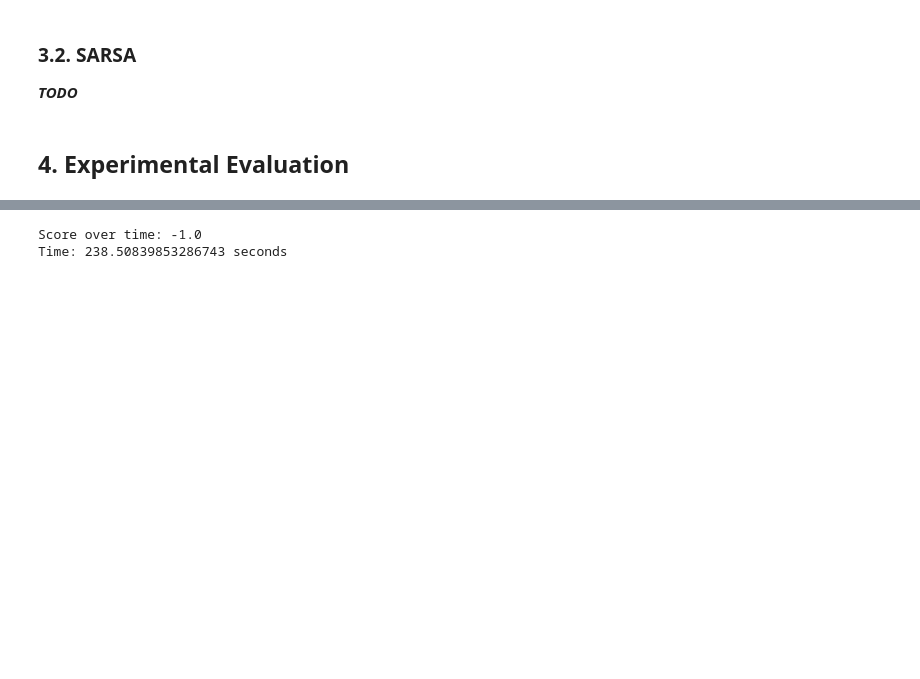
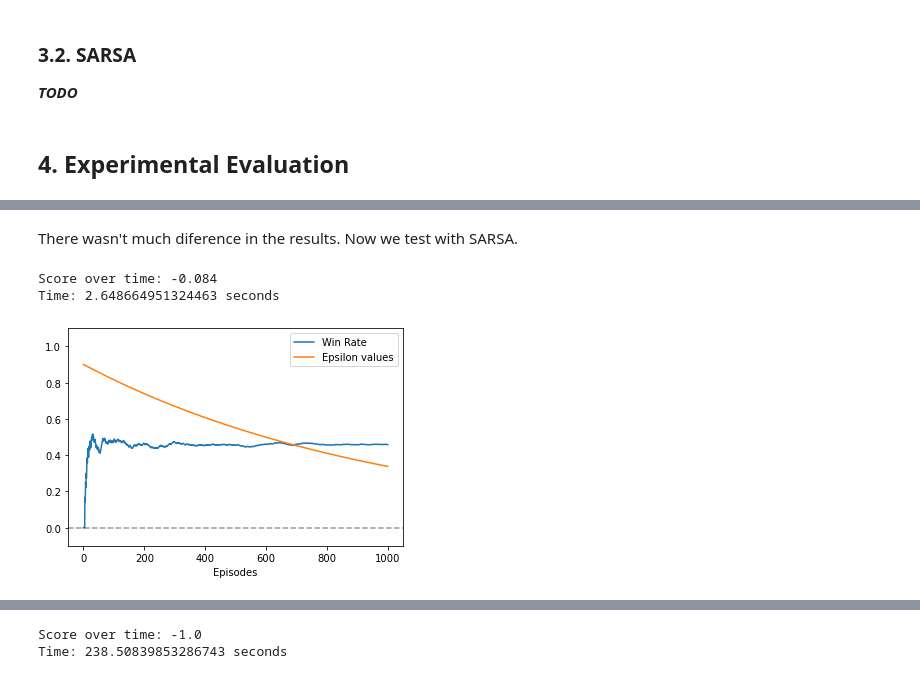
Before and after one commit to Maligetzus/IART, a Jupyter notebook: NeutronRL_Notebook.ipynb, the cells around one changed output, grey strips where cells are left out. Saved outputs shown, nothing was run; the diff lists cells and outputs as text; code cells hidden in the pictures; blank space fills up the shorter version.

```diff
--- a/NeutronRL_Notebook.ipynb
+++ b/NeutronRL_Notebook.ipynb
@@ -94,0 +159,15 @@ For both algorithms we implemented to different types of **Epsilon Decay**:
+# %% [markdown]
+There wasn't much diference in the results. Now we test with SARSA.
+# %%
+start_time = time.time()
+
+sarsa = SARSA(max_episodes=1000, max_steps=2000, epsilon_decay=EpsilonDecay.Exponential, env='Neutron-5x5-White-Random-v0', log=False)
+score, rewards, epsilon = sarsa.train()
+
+print(f"Time: {time.time() - start_time} seconds")
+
+plot_winrate_epsilon(rewards, epsilon)
+# %% [output]
+Score over time: -0.084
+Time: 2.648664951324463 seconds
+[figure, added]
```
Also changed, not shown: parts of 14 cells of this notebook.
